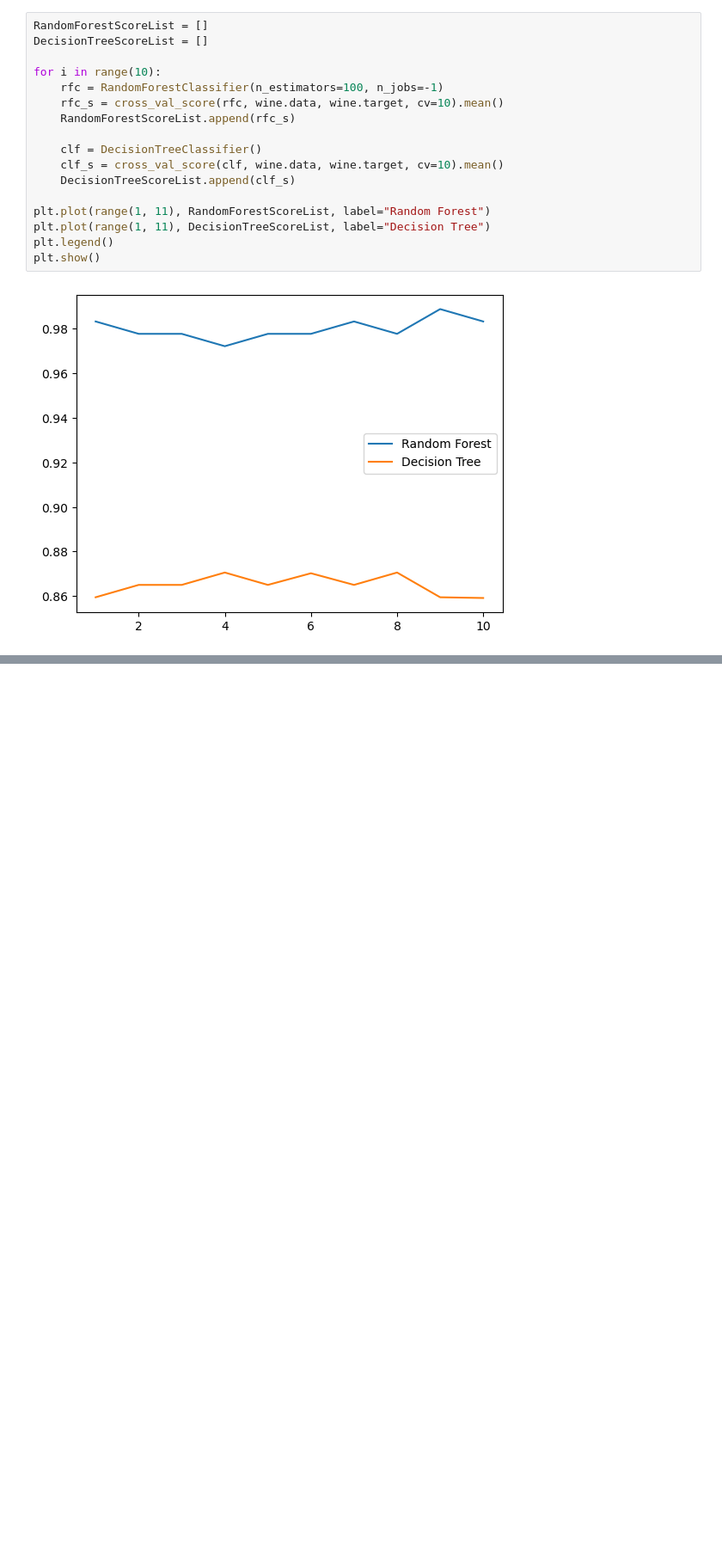
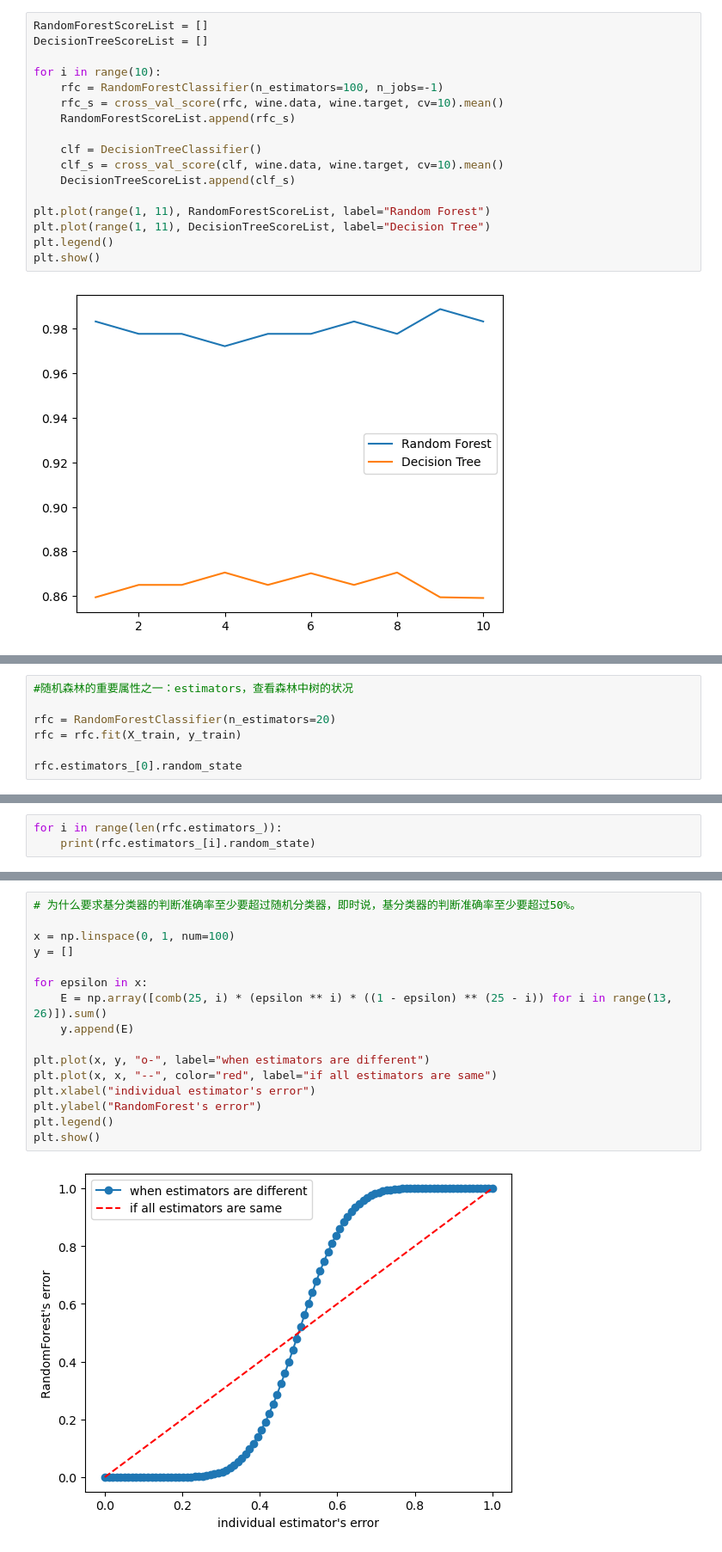
Before and after one commit to kailanyue/sklearn, a Jupyter notebook: mycode/02.RandomForest/01.RandomForest.ipynb, the cells around one changed output, grey strips where cells are left out. Shown at 86% size. Drawn from its saved outputs; the diff is of its cells as text; blank space fills up the shorter version.

```diff
--- a/mycode/02.RandomForest/01.RandomForest.ipynb
+++ b/mycode/02.RandomForest/01.RandomForest.ipynb
@@ -102,0 +116,7 @@ plt.show()
+# %%
+#随机森林的重要属性之一：estimators，查看森林中树的状况
+
+rfc = RandomForestClassifier(n_estimators=20)
+rfc = rfc.fit(X_train, y_train)
+
+rfc.estimators_[0].random_state
@@ -102,0 +125,3 @@ plt.show()
+# %%
+for i in range(len(rfc.estimators_)):
+    print(rfc.estimators_[i].random_state)
@@ -102,0 +173,18 @@ plt.show()
+# %%
+# 为什么要求基分类器的判断准确率至少要超过随机分类器，即时说，基分类器的判断准确率至少要超过50%。
+
+x = np.linspace(0, 1, num=100)
+y = []
+
+for epsilon in x:
+    E = np.array([comb(25, i) * (epsilon ** i) * ((1 - epsilon) ** (25 - i)) for i in range(13, 26)]).sum()
+    y.append(E)
+
+plt.plot(x, y, "o-", label="when estimators are different")
+plt.plot(x, x, "--", color="red", label="if all estimators are same")
+plt.xlabel("individual estimator's error")
+plt.ylabel("RandomForest's error")
+plt.legend()
+plt.show()
+# %% [output]
+[figure, added]
```
Also changed, not shown: parts of 20 cells of this notebook.
